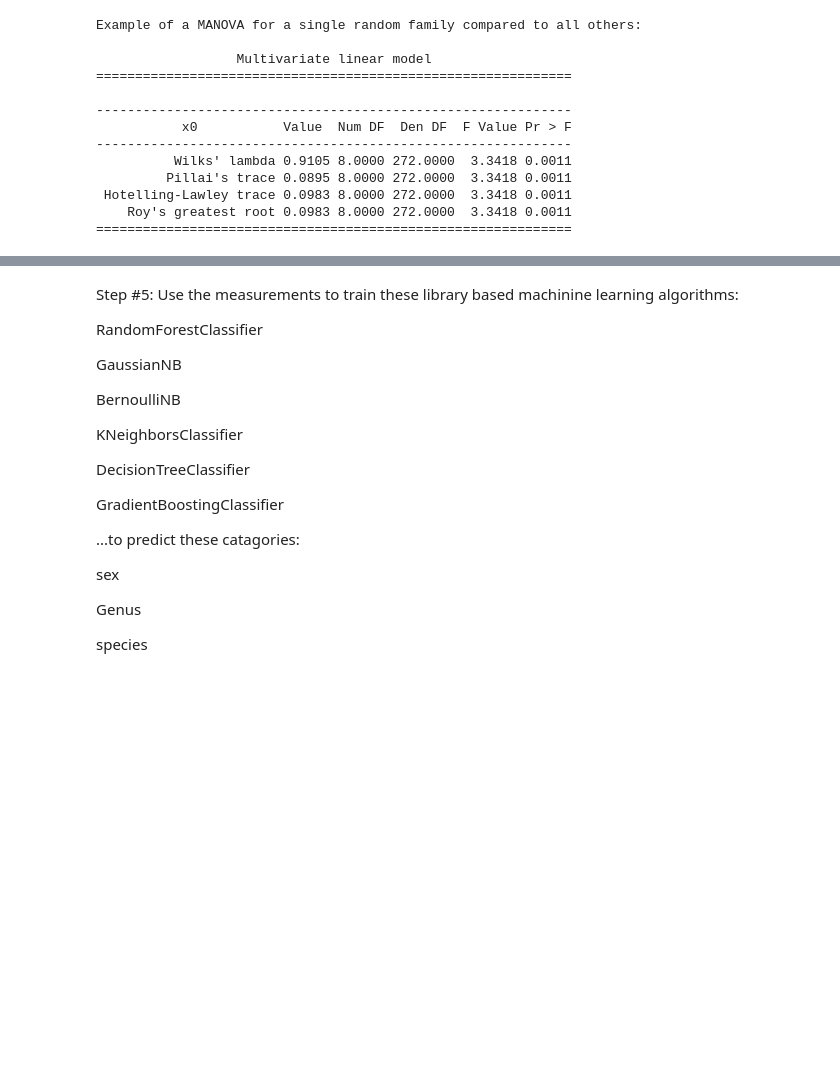
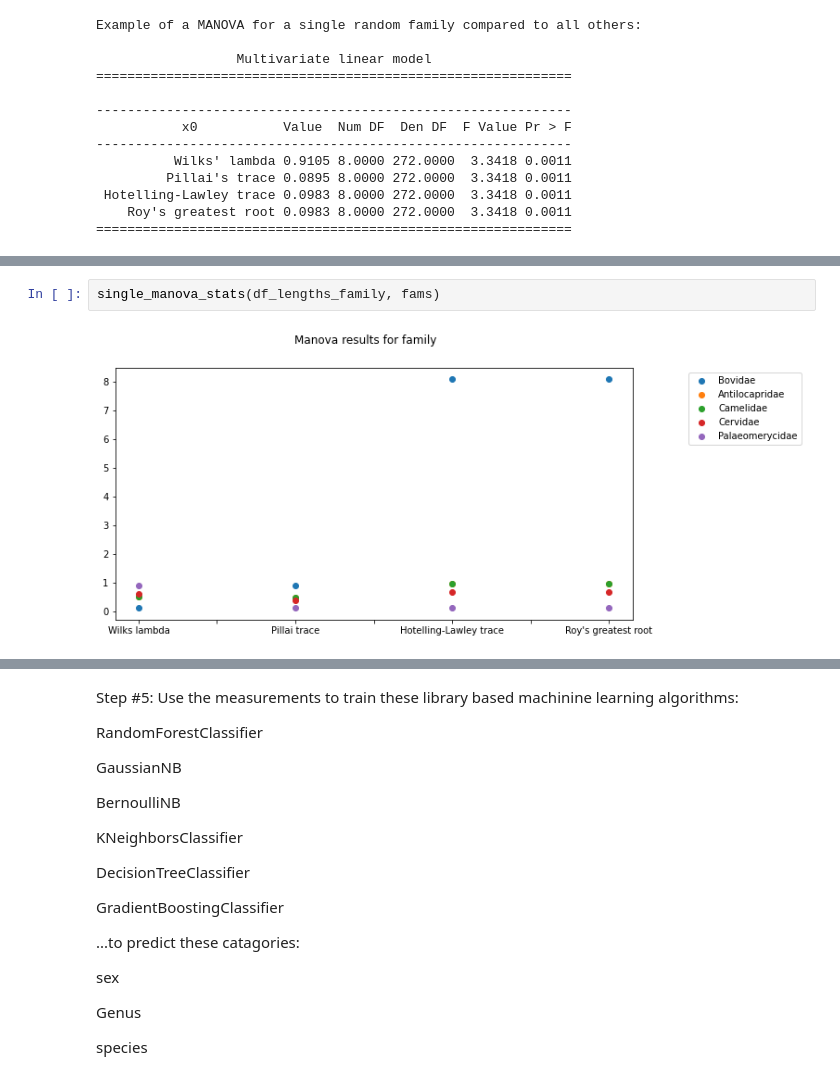
Before and after one commit to achilnos/Artiodactyla-Project, a Jupyter notebook: Artiodactyla clustering analysis.ipynb, the cells around one changed output, grey strips where cells are left out. Saved outputs shown, nothing was run; the diff lists cells and outputs as text; blank space fills up the shorter version.

```diff
--- a/Artiodactyla clustering analysis.ipynb
+++ b/Artiodactyla clustering analysis.ipynb
@@ -796,0 +764,4 @@ man_species(df_lengths_species, y_species_dummies)
+# %%
+single_manova_stats(df_lengths_family, fams)
+# %% [output]
+[figure, added]
```
Also changed, not shown: parts of 26 cells of this notebook.
